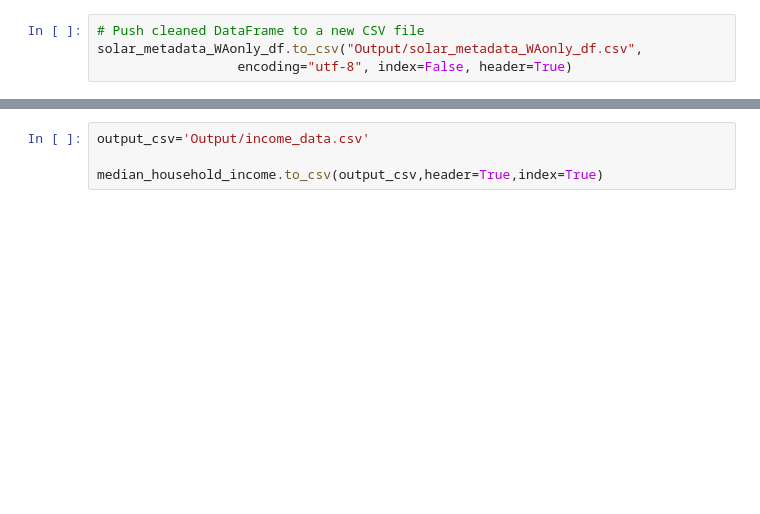
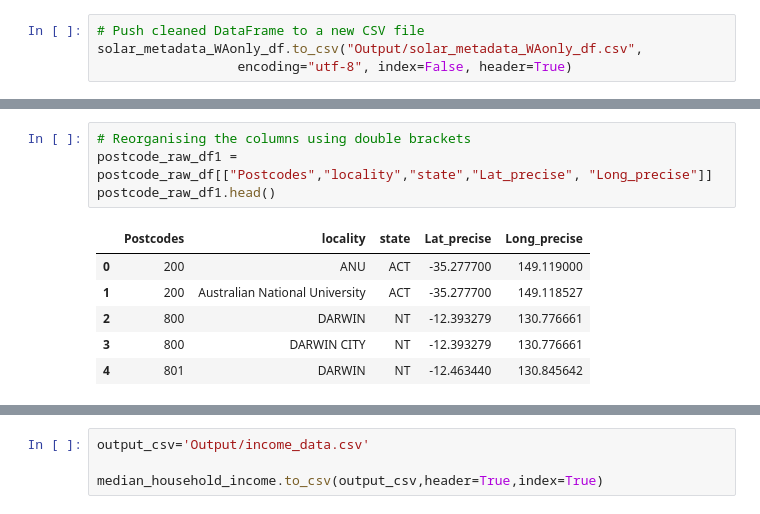
Before and after one commit to dalemunroe/Project-2, a Jupyter notebook: Project 2.ipynb, the cells around one changed output, grey strips where cells are left out. Saved outputs shown, nothing was run; the diff lists cells and outputs as text; blank space fills up the shorter version.

```diff
--- a/Project 2.ipynb
+++ b/Project 2.ipynb
@@ -131,0 +230,11 @@ solar_metadata_WAonly_df.to_sql(name='solar_metadata_waonly', con=engine, if_exi
+# %%
+# Reorganising the columns using double brackets
+postcode_raw_df1 = postcode_raw_df[["Postcodes","locality","state","Lat_precise", "Long_precise"]]
+postcode_raw_df1.head()
+# %% [output]
+|  | Postcodes | locality | state | Lat_precise | Long_precise |
+| 0 | 200 | ANU | ACT | -35.277700 | 149.119000 |
+| 1 | 200 | Australian National University | ACT | -35.277700 | 149.118527 |
+| 2 | 800 | DARWIN | NT | -12.393279 | 130.776661 |
+| 3 | 800 | DARWIN CITY | NT | -12.393279 | 130.776661 |
+| 4 | 801 | DARWIN | NT | -12.463440 | 130.845642 |
```
Also changed, not shown: parts of 28 cells of this notebook, 8 other files.
